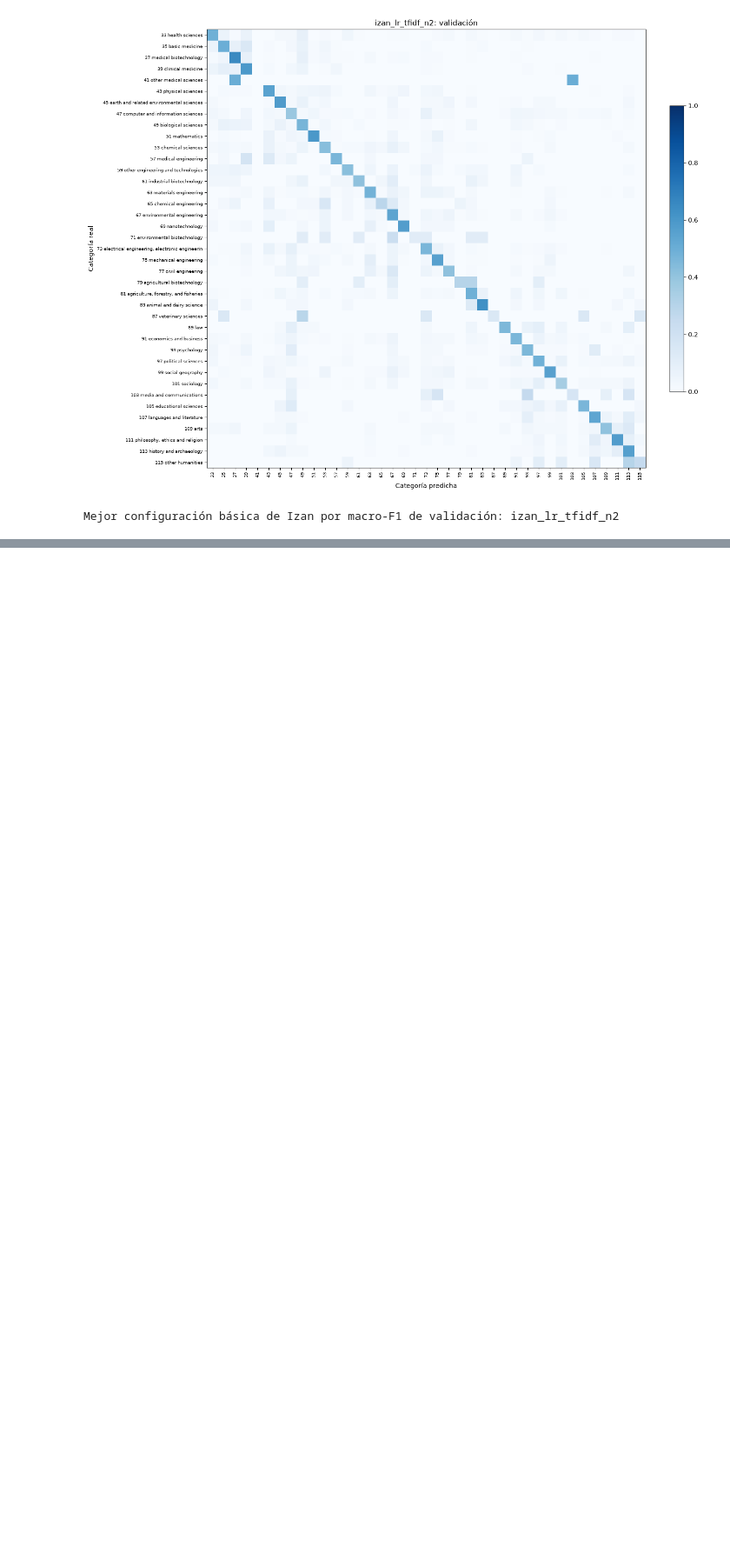
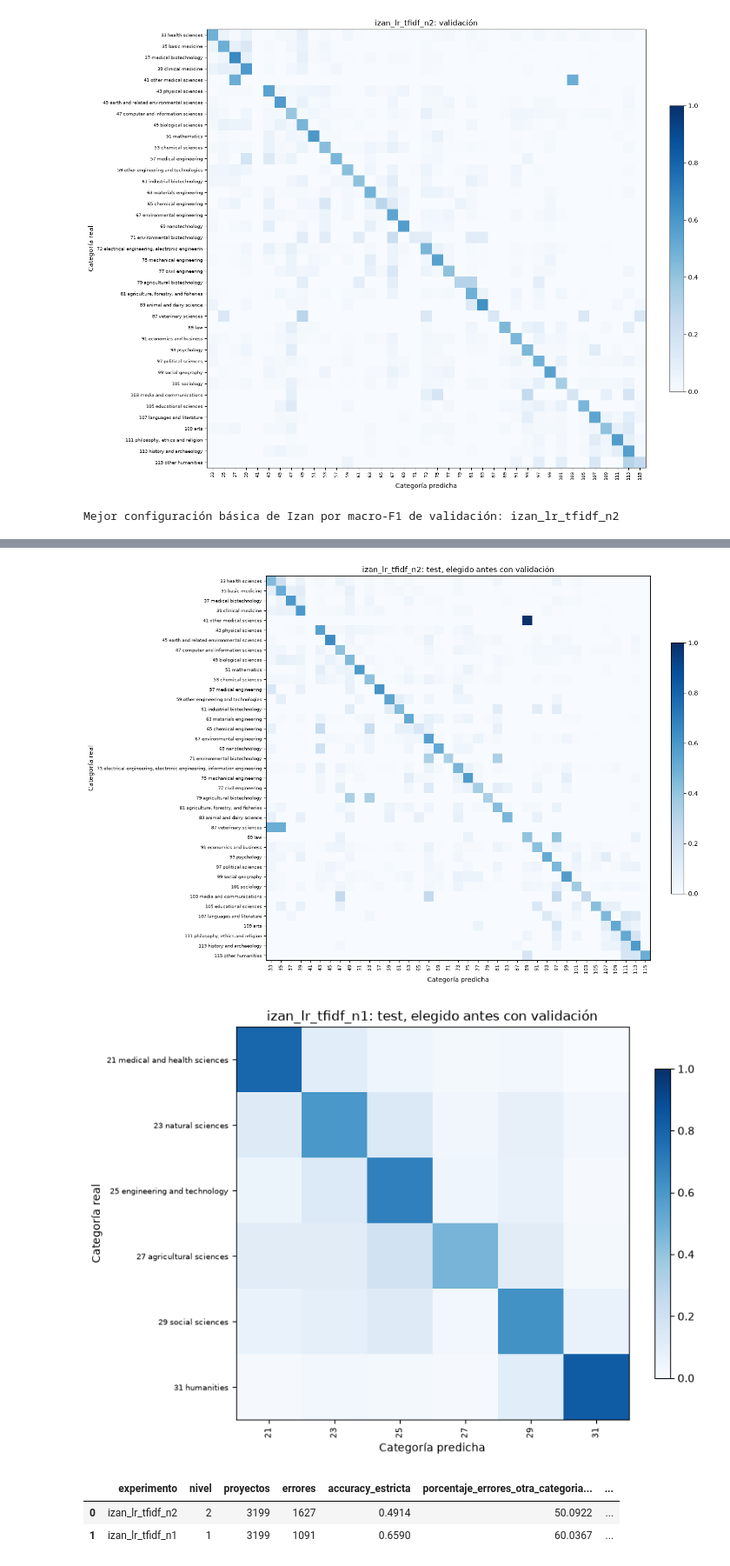
Before and after one commit to IzanV5/proyecto-cordis, a Jupyter notebook: 02_modelos_y_extension.ipynb, the cells around one changed output, grey strips where cells are left out. Shown at 87% size. Saved outputs shown, nothing was run; the diff lists cells and outputs as text; code cells hidden in the pictures; blank space fills up the shorter version.

```diff
--- a/02_modelos_y_extension.ipynb
+++ b/02_modelos_y_extension.ipynb
@@ -696,0 +909,49 @@ Test pendiente. Los archivos entregados ahora corresponden a validación.
+# %%
+if EVALUAR_TEST:
+    catalogo = scivoc.dropna(subset=["code"])
+    jerarquia = {int(f.code):[int(x) for x in str(f.full_code).split("/") if x] for f in catalogo.itertuples()}
+    raices = {camino[1]:camino[0] for camino in jerarquia.values() if len(camino)>=2}
+    info_test = conjuntos["test"].set_index("projectID")
+    resumen_errores = []
+    for nivel in (2,1):
+        elegido = cierre["mejores_basicos_por_validacion"][str(nivel)]
+        tabla = pred_test[elegido].copy()
+        errores = tabla[tabla.y_real != tabla.y_pred].copy()
+        def alternativas(codigos):
+            return {jerarquia[int(c)][nivel-1] for c in codigos if int(c) in jerarquia and len(jerarquia[int(c)])>=2}
+        validas = info_test.euroSciVocCode.map(alternativas)
+        errores["otra_categoria_valida"] = [p in validas.loc[pid] for pid,p in zip(errores.projectID,errores.y_pred)]
+        fila = dict(experimento=elegido,nivel=nivel,proyectos=len(tabla),errores=len(errores),
+                    accuracy_estricta=float((tabla.y_real == tabla.y_pred).mean()),
+                    porcentaje_errores_otra_categoria_valida=100*float(errores.otra_categoria_valida.mean()),
+                    accuracy_cualquier_categoria_valida=1-float((~errores.otra_categoria_valida).sum())/len(tabla))
+        if nivel == 2:
+            errores["misma_raiz"] = errores.y_real.map(raices) == errores.y_pred.map(raices)
+            fila["porcentaje_errores_misma_raiz"] = 100*float(errores.misma_raiz.mean())
+        errores.to_csv(RESULTADOS / f"izan_errores_{elegido}_test.csv",index=False)
+        informe = pd.DataFrame(classification_report(tabla.y_real,tabla.y_pred,labels=clases_nivel[nivel],output_dict=True,zero_division=0)).T
+        detalle = informe.loc[[str(c) for c in clases_nivel[nivel]]]
+        fila["clases_f1_cero"] = int((detalle["f1-score"] == 0).sum())
+        resumen_errores.append(fila)
+
+        fig,ax = plt.subplots(figsize=(13,11) if nivel==2 else (8,6))
+        matriz = confusion_matrix(tabla.y_real,tabla.y_pred,labels=clases_nivel[nivel],normalize="true")
+        im = ax.imshow(matriz,cmap="Blues",vmin=0,vmax=1)
+        ax.set_xticks(range(len(clases_nivel[nivel])),[str(c) for c in clases_nivel[nivel]],rotation=90,fontsize=8)
+        ax.set_yticks(range(len(clases_nivel[nivel])),[f"{c} {nombres_categoria.get(c,'')}" for c in clases_nivel[nivel]],fontsize=7)
+        ax.set(xlabel="Categoría predicha",ylabel="Categoría real",title=f"{elegido}: test, elegido antes con validación")
+        fig.colorbar(im,ax=ax,fraction=0.03)
+        fig.tight_layout()
+        fig.savefig(FIGURAS / f"izan_confusion_elegido_n{nivel}_test.png",dpi=150,bbox_inches="tight")
+        plt.show()
+    resumen_errores = pd.DataFrame(resumen_errores)
+    resumen_errores.to_csv(RESULTADOS / "resumen_errores_izan_test.csv",index=False)
+    display(resumen_errores.round(4))
+else:
+    print("Apartado de test omitido: modo de entrenamiento/validación.")
+# %% [output]
+[figure, added]
+[figure, added]
+|  | experimento | nivel | proyectos | errores | accuracy_estricta | porcentaje_errores_otra_categoria... | ... |
+| 0 | izan_lr_tfidf_n2 | 2 | 3199 | 1627 | 0.4914 | 50.0922 | ... |
+| 1 | izan_lr_tfidf_n1 | 1 | 3199 | 1091 | 0.6590 | 60.0367 | ... |
```
Also changed, not shown: parts of 16 cells of this notebook, 38 other files.
